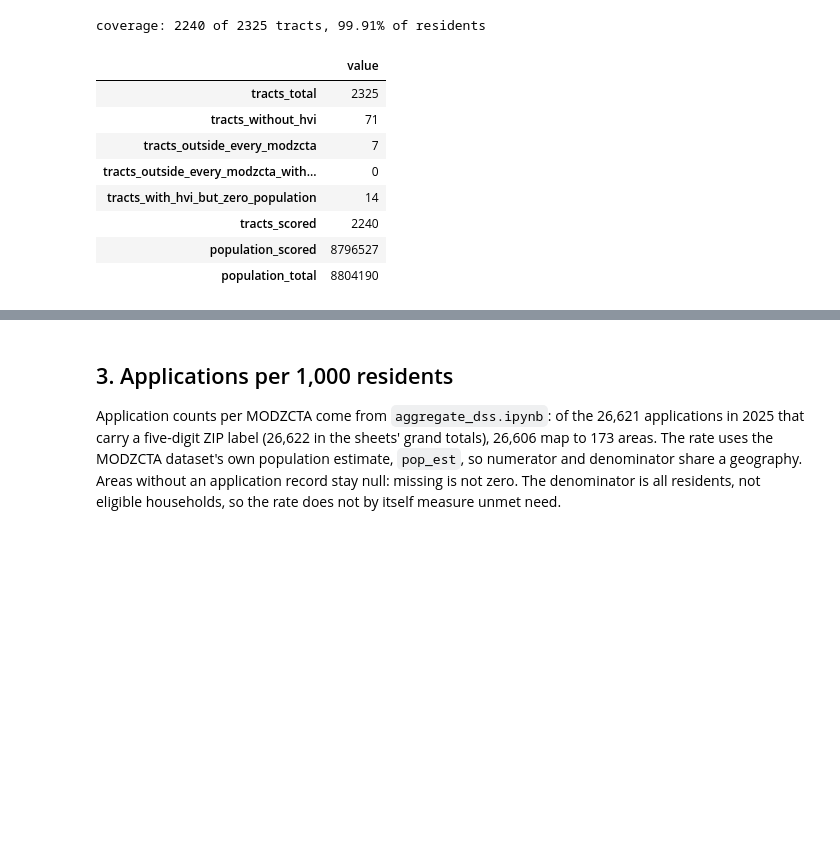
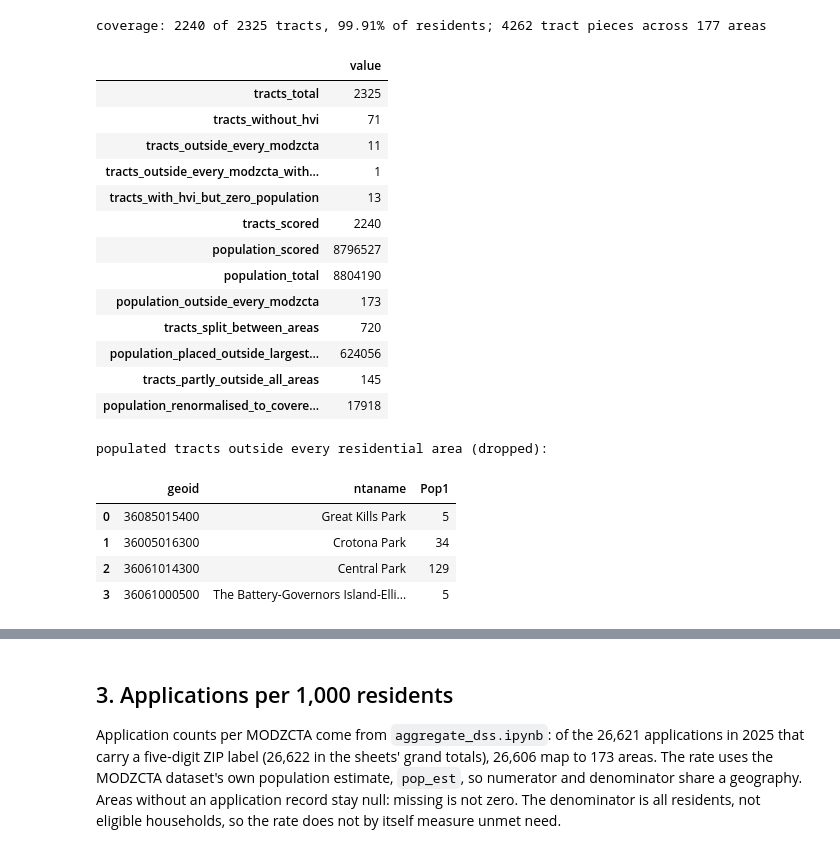
Before and after one commit to Ode-PBLLC/nyc-heat-analysis, a Jupyter notebook: 04_heat_vulnerability_overlap/analysis.ipynb, the cells around one changed output, grey strips where cells are left out. Cells and saved outputs as stored; diff of their text form; code cells hidden in the pictures; blank space fills up the shorter version.

```diff
--- a/04_heat_vulnerability_overlap/analysis.ipynb
+++ b/04_heat_vulnerability_overlap/analysis.ipynb
@@ -57,54 +75,91 @@ labeled as population-weighted wherever it is shown.
 # %%
 hvi = load_hvi()   # one row per NTA; checks the duplicated BX0802 rows agree before dropping one
 tracts = gpd.read_file(INPUTS / "tracts2020.geojson")
 modzcta = gpd.read_file(INPUTS / "modzcta.geojson").to_crs(4326)
 census = pd.read_excel(INPUTS / "dcp_decennial_census_2020.xlsx", sheet_name="2020")
 tract_pop = census.loc[census.GeoType == "CT2020", ["GeoID", "Pop1", "BNH", "Hsp1"]]
 tract_pop["GeoID"] = tract_pop["GeoID"].astype(str)
 
 t = tracts[["geoid", "nta2020", "ntaname", "geometry"]].merge(tract_pop, left_on="geoid", right_on="GeoID", how="left")
-assert t.Pop1.notna().all() and int(t.Pop1.sum()) == NYC_POPULATION_2020
+assert t.geoid.is_unique and t.Pop1.notna().all() and int(t.Pop1.sum()) == NYC_POPULATION_2020
 
-points = t.copy()
-points["geometry"] = points.geometry.representative_point()
-points = gpd.sjoin(points, modzcta[["modzcta", "geometry"]].to_crs(points.crs), how="left", predicate="within")
-assert not points.index.duplicated().any(), "a tract point fell inside two MODZCTA polygons"
-points = points.merge(hvi[["NTACode", "HVI_RANK"]], left_on="nta2020", right_on="NTACode", how="left")
-scored = points[points.HVI_RANK.notna() & (points.Pop1 > 0) & points.modzcta.notna()]
+# Areal interpolation: overlay tracts with the residential MODZCTA polygons in a projected CRS.
+PSEUDO_AREA = "99999"   # parks, cemeteries and airports; pop_est 0 in the MODZCTA dataset
+PROJECTED = 2263        # EPSG:2263, NY–Long Island State Plane (US feet): areas are measured here, never in degrees
+targets = modzcta.loc[modzcta.modzcta.astype(str) != PSEUDO_AREA, ["modzcta", "geometry"]].to_crs(PROJECTED)
+source = t.to_crs(PROJECTED)
+source["tract_area"] = source.geometry.area
+pieces = gpd.overlay(source, targets, how="intersection", keep_geom_type=True)   # one row per tract × area piece
+pieces["share"] = pieces.geometry.area / pieces["tract_area"]                    # fraction of the tract inside this area
+covered = pieces.groupby("geoid")["share"].sum()                                 # fraction of the tract inside any residential area
+assert covered.max() <= 1 + 1e-4, "MODZCTA polygons overlap materially"     # they overlap by 989 sq ft citywide (digitising slivers); renormalisation absorbs it
+MIN_COVERAGE = 0.01     # a tract touching residential areas by less than 1% of its area (park tracts, fractions of an acre) is outside them
+covered = covered[covered >= MIN_COVERAGE]
+pieces = pieces[pieces.geoid.isin(covered.index)]
+pieces["weight"] = pieces["share"] / pieces["geoid"].map(covered)               # renormalised to the tract's covered land
+for col in ["Pop1", "BNH", "Hsp1"]:
+    pieces[col] = pieces[col] * pieces["weight"]                                 # fractional residents per piece
+pieces = pieces.merge(hvi[["NTACode", "HVI_RANK"]], left_on="nta2020", right_on="NTACode", how="left")
+
+t["covered"] = t.geoid.map(covered).fillna(0.0)
+t["largest_share"] = t.geoid.map(pieces.groupby("geoid")["weight"].max()).fillna(0.0)
+t = t.merge(hvi[["NTACode", "HVI_RANK"]], left_on="nta2020", right_on="NTACode", how="left")
+assert abs(pieces.groupby("geoid").weight.sum().sub(1).abs().max()) < 1e-9, "weights must sum to one per tract"
+scored = pieces[pieces.HVI_RANK.notna() & (pieces.Pop1 > 0)]
 
 
 def weighted(group: pd.DataFrame) -> pd.Series:
     w = group.Pop1
     by_nta = group.groupby("ntaname").Pop1.sum()
     return pd.Series({"hvi_popwtd": (group.HVI_RANK * w).sum() / w.sum(),
                       "nta_names": ", ".join(sorted(by_nta[by_nta > 0.10 * w.sum()].index)),
-                      "pop_scored": int(w.sum())})
+                      "pop_scored": round(float(w.sum()), 1)})
 
 
 hvi_by_modzcta = scored.groupby("modzcta").apply(weighted, include_groups=False).reset_index()
-crosswalk_stats = {"tracts_total": len(t), "tracts_without_hvi": int(points.HVI_RANK.isna().sum()),
-                   "tracts_outside_every_modzcta": int(points.modzcta.isna().sum()),
-                   "tracts_outside_every_modzcta_with_hvi": int((points.modzcta.isna() & points.HVI_RANK.notna()).sum()),
-                   "tracts_with_hvi_but_zero_population": int((points.HVI_RANK.notna() & (points.Pop1 == 0) & points.modzcta.notna()).sum()),
-                   "tracts_scored": len(scored),
-                   "population_scored": int(scored.Pop1.sum()), "population_total": int(t.Pop1.sum())}
-assert crosswalk_stats["tracts_scored"] == 2240 and crosswalk_stats["population_scored"] == 8796527, crosswalk_stats
+outside = t.covered == 0
+crosswalk_stats = {"tracts_total": len(t), "tracts_without_hvi": int(t.HVI_RANK.isna().sum()),
+                   "tracts_outside_every_modzcta": int(outside.sum()),
+                   "tracts_outside_every_modzcta_with_hvi": int((outside & t.HVI_RANK.notna()).sum()),
+                   "tracts_with_hvi_but_zero_population": int((t.HVI_RANK.notna() & (t.Pop1 == 0) & ~outside).sum()),
+                   "tracts_scored": int((t.HVI_RANK.notna() & (t.Pop1 > 0) & ~outside).sum()),
+                   "population_scored": int(round(scored.Pop1.sum())), "population_total": int(t.Pop1.sum()),
+                   "population_outside_every_modzcta": int(t.loc[outside, "Pop1"].sum()),
+                   "tracts_split_between_areas": int(((t.largest_share < 0.999) & ~outside).sum()),
+                   "population_placed_outside_largest_area": int(round((t.Pop1 * (1 - t.largest_share))[~outside].sum())),
+                   "tracts_partly_outside_all_areas": int(((t.covered < 0.999) & ~outside).sum()),
+                   "population_renormalised_to_covered_land": int(round((t.Pop1 * (1 - t.covered))[~outside].sum()))}
 assert crosswalk_stats["tracts_total"] == crosswalk_stats["tracts_scored"] + crosswalk_stats["tracts_without_hvi"] + \
        crosswalk_stats["tracts_outside_every_modzcta_with_hvi"] + crosswalk_stats["tracts_with_hvi_but_zero_population"], crosswalk_stats
+assert abs(pieces.Pop1.sum() + crosswalk_stats["population_outside_every_modzcta"] - NYC_POPULATION_2020) < 1e-3, "population not conserved"
 print(f"coverage: {crosswalk_stats['tracts_scored']} of {crosswalk_stats['tracts_total']} tracts, "
-      f"{crosswalk_stats['population_scored'] / crosswalk_stats['population_total']:.2%} of residents")
-pd.Series(crosswalk_stats).to_frame("value")
+      f"{crosswalk_stats['population_scored'] / crosswalk_stats['population_total']:.2%} of residents; "
+      f"{len(pieces)} tract pieces across {pieces.modzcta.nunique()} areas")
+display(pd.Series(crosswalk_stats).to_frame("value"))
+print("populated tracts outside every residential area (dropped):")
+t.loc[outside & (t.Pop1 > 0), ["geoid", "ntaname", "Pop1"]].assign(Pop1=lambda d: d.Pop1.astype(int)).reset_index(drop=True)
 # %% [output]
-coverage: 2240 of 2325 tracts, 99.91% of residents
+coverage: 2240 of 2325 tracts, 99.91% of residents; 4262 tract pieces across 177 areas
 |  | value |
 | tracts_total | 2325 |
 | tracts_without_hvi | 71 |
-| tracts_outside_every_modzcta | 7 |
-| tracts_outside_every_modzcta_with... | 0 |
-| tracts_with_hvi_but_zero_population | 14 |
+| tracts_outside_every_modzcta | 11 |
+| tracts_outside_every_modzcta_with... | 1 |
+| tracts_with_hvi_but_zero_population | 13 |
 | tracts_scored | 2240 |
 | population_scored | 8796527 |
 | population_total | 8804190 |
+| population_outside_every_modzcta | 173 |
+| tracts_split_between_areas | 720 |
+| population_placed_outside_largest... | 624056 |
+| tracts_partly_outside_all_areas | 145 |
+| population_renormalised_to_covere... | 17918 |
+populated tracts outside every residential area (dropped):
+|  | geoid | ntaname | Pop1 |
+| 0 | 36085015400 | Great Kills Park | 5 |
+| 1 | 36005016300 | Crotona Park | 34 |
+| 2 | 36061014300 | Central Park | 129 |
+| 3 | 36061000500 | The Battery-Governors Island-Elli... | 5 |
 # %% [markdown]
 ## 2. Census composition at MODZCTA level
 
```
Also changed, not shown: parts of 7 cells of this notebook, 15 other files.
